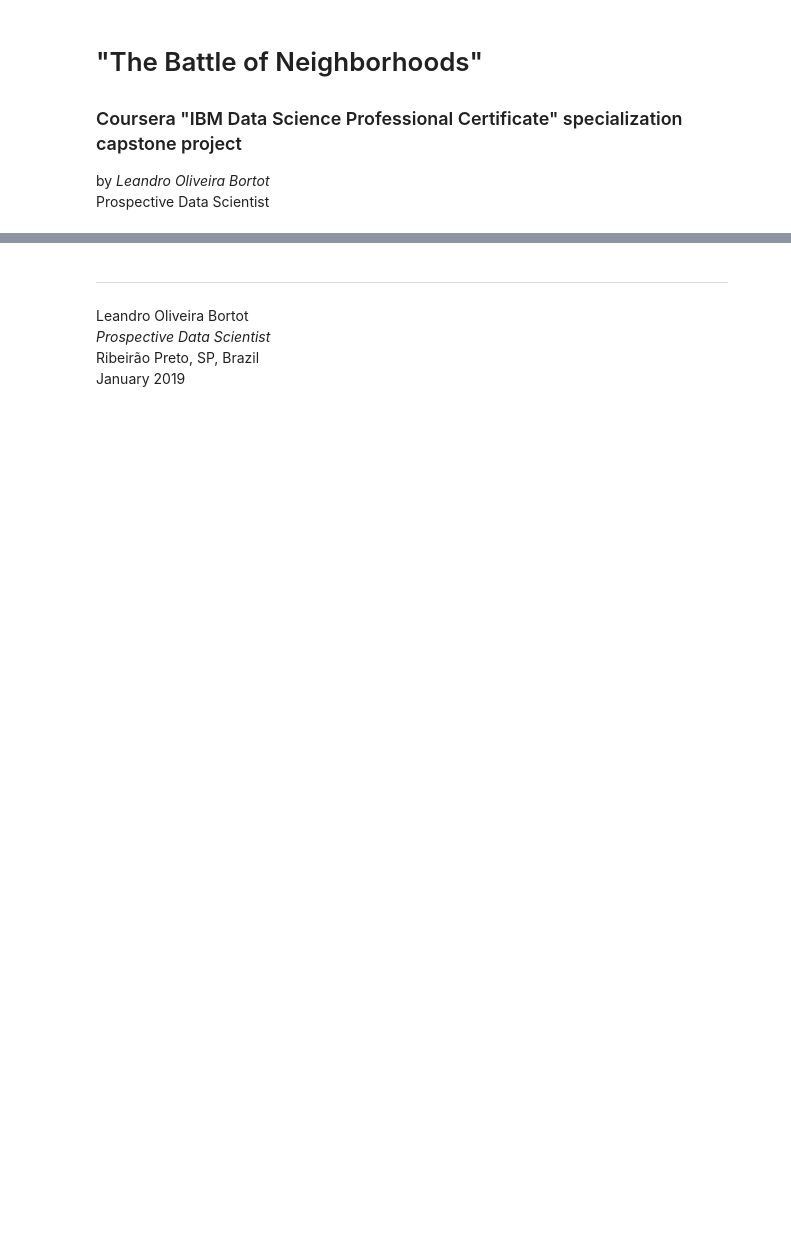
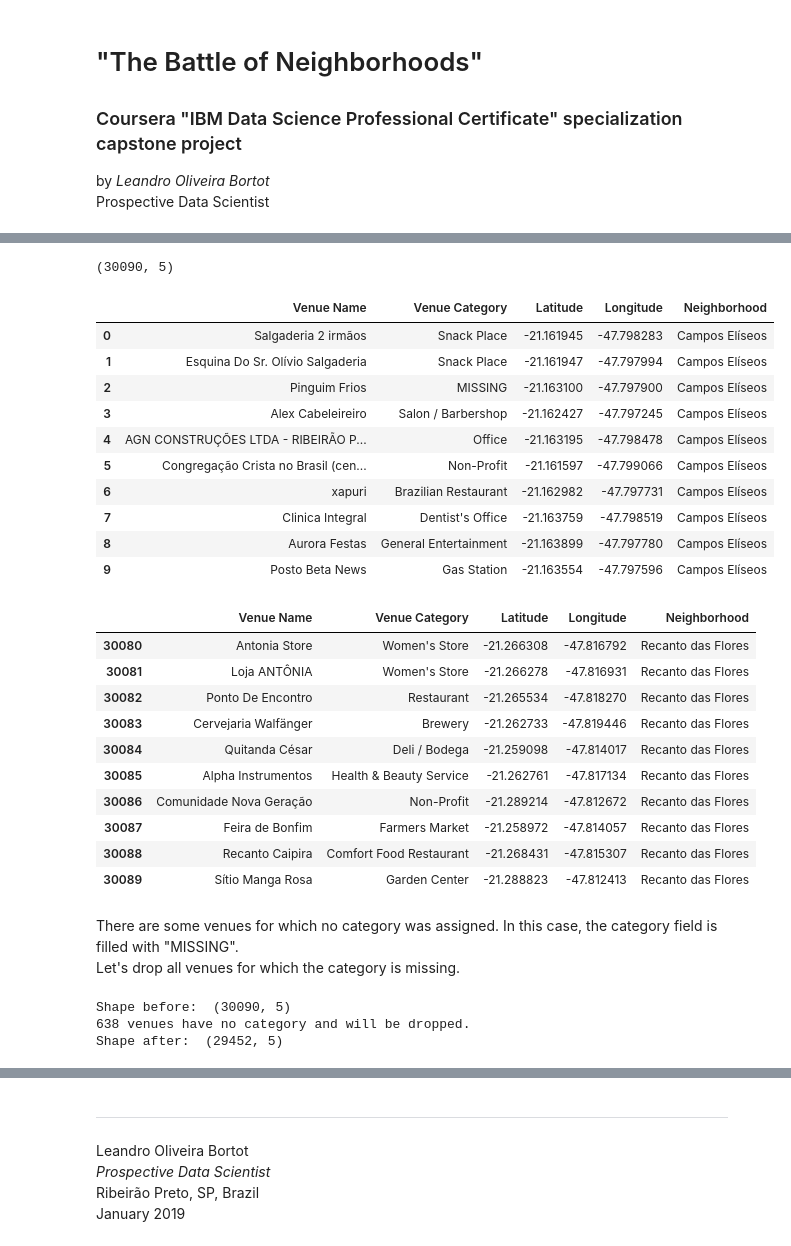
Before and after one commit to claudioferrao/Coursera_Capstone-2, a Jupyter notebook: Final_Project.ipynb, the cells around one changed output, grey strips where cells are left out. Drawn from its saved outputs; the diff is of its cells as text; code cells hidden in the pictures; blank space fills up the shorter version.

```diff
--- a/Final_Project.ipynb
+++ b/Final_Project.ipynb
@@ -68,0 +143,4 @@ https://www.ribeiraopreto.sp.gov.br/splan/mapas/loteamento/i28urban-loteamento.p
+# %%
+# Reads the Google Maps API key from a local file in order to avoid exposing my credentials in this notebook
+with open('GoogleMapsAPI_key.dat','r') as inputfile:
+    maps_api_key = inputfile.read()
@@ -68,0 +259,8 @@ https://www.ribeiraopreto.sp.gov.br/splan/mapas/loteamento/i28urban-loteamento.p
+# %%
+incorrect_list = ['Jardim Botuporã','Jardim Ibirapuera','Jardim Aclimação','Bosque dos Jequitibás','Jardim Santa Genebra','Jardim Jamaica']
+
+df_coord.drop( incorrect_list , inplace=True, axis=0)
+
+total_neighborhoods = df_coord.shape[0]
+
+print('We now have %d unique neighborhoods' % total_neighborhoods )
@@ -68,0 +320,21 @@ https://www.ribeiraopreto.sp.gov.br/splan/mapas/loteamento/i28urban-loteamento.p
+# %%
+# Empty list that will hold information about all venues
+venues = []
+
+n=1
+for latitude,longitude,neighborhood in zip(df_coord['Latitude'],df_coord['Longitude'],df_coord.index):
+
+    print('Getting venue info for neighborhood %3d of %3d... ' % (n,total_neighborhoods) , end='')
+
+    venues_new =  foursquare_get_venues_around( foursquare_api_key , latitude , longitude , neighborhood )
+
+    venues += venues_new
+
+    print('%d venues found.' % len(venues_new))
+    n+=1
+
+# Convert the list with venue information to a dataframe
+df_venues = pd.DataFrame.from_records(venues , columns=['Venue Name','Venue Category','Latitude','Longitude','Neighborhood'] )
+
+# Save the dataframe to avoid making too many requests to the API during development
+df_venues.to_csv( 'rp_venues.csv' )
@@ -68,0 +359,46 @@ https://www.ribeiraopreto.sp.gov.br/splan/mapas/loteamento/i28urban-loteamento.p
+# %%
+print(df_venues.shape)
+
+display(df_venues.head(10))
+display(df_venues.tail(10))
+# %% [output]
+(30090, 5)
+|  | Venue Name | Venue Category | Latitude | Longitude | Neighborhood |
+| 0 | Salgaderia 2 irmãos | Snack Place | -21.161945 | -47.798283 | Campos Elíseos |
+| 1 | Esquina Do Sr. Olívio Salgaderia | Snack Place | -21.161947 | -47.797994 | Campos Elíseos |
+| 2 | Pinguim Frios | MISSING | -21.163100 | -47.797900 | Campos Elíseos |
+| 3 | Alex Cabeleireiro | Salon / Barbershop | -21.162427 | -47.797245 | Campos Elíseos |
+| 4 | AGN CONSTRUÇÕES LTDA - RIBEIRÃO P... | Office | -21.163195 | -47.798478 | Campos Elíseos |
+| 5 | Congregação Crista no Brasil (cen... | Non-Profit | -21.161597 | -47.799066 | Campos Elíseos |
+| 6 | xapuri | Brazilian Restaurant | -21.162982 | -47.797731 | Campos Elíseos |
+| 7 | Clinica Integral | Dentist's Office | -21.163759 | -47.798519 | Campos Elíseos |
+| 8 | Aurora Festas | General Entertainment | -21.163899 | -47.797780 | Campos Elíseos |
+| 9 | Posto Beta News | Gas Station | -21.163554 | -47.797596 | Campos Elíseos |
+|  | Venue Name | Venue Category | Latitude | Longitude | Neighborhood |
+| 30080 | Antonia Store | Women's Store | -21.266308 | -47.816792 | Recanto das Flores |
+| 30081 | Loja ANTÔNIA | Women's Store | -21.266278 | -47.816931 | Recanto das Flores |
+| 30082 | Ponto De Encontro | Restaurant | -21.265534 | -47.818270 | Recanto das Flores |
+| 30083 | Cervejaria Walfänger | Brewery | -21.262733 | -47.819446 | Recanto das Flores |
+| 30084 | Quitanda César | Deli / Bodega | -21.259098 | -47.814017 | Recanto das Flores |
+| 30085 | Alpha Instrumentos | Health & Beauty Service | -21.262761 | -47.817134 | Recanto das Flores |
+| 30086 | Comunidade Nova Geração | Non-Profit | -21.289214 | -47.812672 | Recanto das Flores |
+| 30087 | Feira de Bonfim | Farmers Market | -21.258972 | -47.814057 | Recanto das Flores |
+| 30088 | Recanto Caipira | Comfort Food Restaurant | -21.268431 | -47.815307 | Recanto das Flores |
+| 30089 | Sítio Manga Rosa | Garden Center | -21.288823 | -47.812413 | Recanto das Flores |
+# %% [markdown]
+There are some venues for which no category was assigned. In this case, the category field is filled with "MISSING".<br>
+Let's drop all venues for which the category is missing.
+# %%
+print('Shape before =', df_venues.shape )
+
+missing_vector = df_venues['Venue Category']=='MISSING'
+
+print('Venues without an assigned category = %d' % missing_vector.sum() )
+
+df_venues = df_venues[ ~missing_vector ]
+
+print('Shape after=', df_venues.shape)
+# %% [output]
+Shape before:  (30090, 5)
+638 venues have no category and will be dropped.
+Shape after:  (29452, 5)
```
Also changed, not shown: parts of 50 cells of this notebook.
